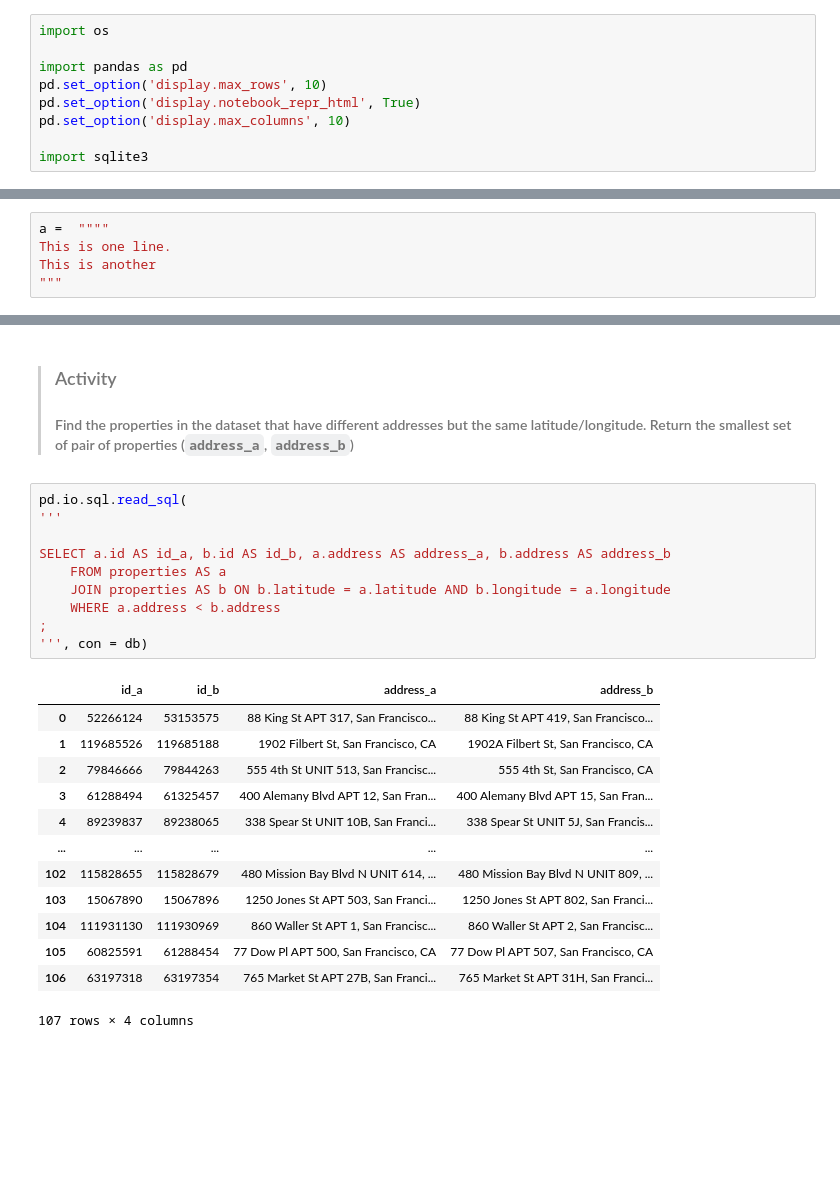
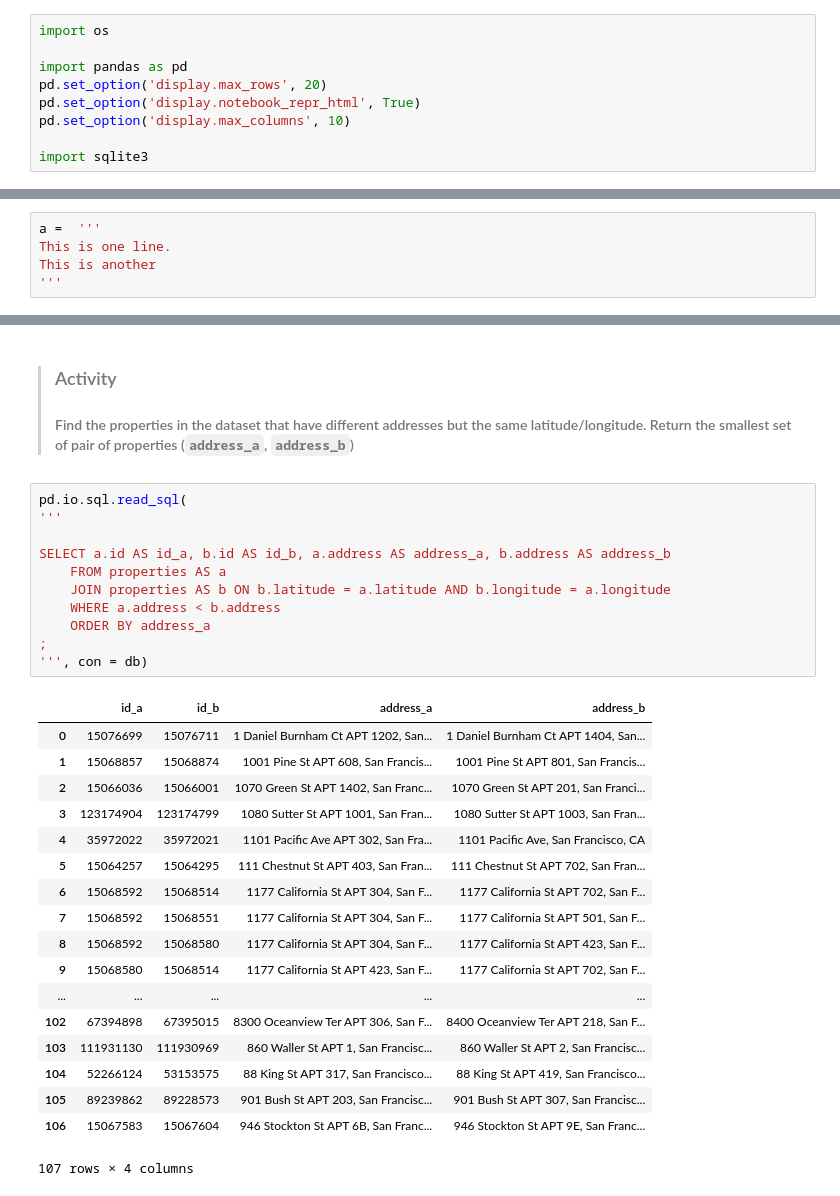
Before and after one commit to gummyz71/DS-SF-36, a Jupyter notebook: classes/04/notebooks/codealong-04-part-a-rdbms-databases-and-sqlite-starter-code.ipynb, the cells around one changed output, grey strips where cells are left out. Saved outputs shown, nothing was run; the diff lists cells and outputs as text; blank space fills up the shorter version.

```diff
--- a/classes/04/notebooks/codealong-04-part-a-rdbms-databases-and-sqlite-starter-code.ipynb
+++ b/classes/04/notebooks/codealong-04-part-a-rdbms-databases-and-sqlite-starter-code.ipynb
@@ -6,7 +6,7 @@
 import os
 
 import pandas as pd
-pd.set_option('display.max_rows', 10)
+pd.set_option('display.max_rows', 20)
 pd.set_option('display.notebook_repr_html', True)
 pd.set_option('display.max_columns', 10)
 
@@ -24,10 +24,10 @@ a = "This is a " +\
 a = ("This is a " +
     "string")
 # %%
-a =  """"
+a =  '''
 This is one line.
 This is another
-"""
+'''
 # %%
 a
 # %% [output]
@@ -430,25 +449,31 @@ SELECT baths, AVG(sale_price) AS mean_sale_price
 # %%
 pd.io.sql.read_sql(
 '''
 
 SELECT a.id AS id_a, b.id AS id_b, a.address AS address_a, b.address AS address_b
     FROM properties AS a
     JOIN properties AS b ON b.latitude = a.latitude AND b.longitude = a.longitude
     WHERE a.address < b.address
+    ORDER BY address_a
 ;
 ''', con = db)
 # %% [output]
 |  | id_a | id_b | address_a | address_b |
-| 0 | 52266124 | 53153575 | 88 King St APT 317, San Francisco... | 88 King St APT 419, San Francisco... |
-| 1 | 119685526 | 119685188 | 1902 Filbert St, San Francisco, CA | 1902A Filbert St, San Francisco, CA |
-| 2 | 79846666 | 79844263 | 555 4th St UNIT 513, San Francisc... | 555 4th St, San Francisco, CA |
-| 3 | 61288494 | 61325457 | 400 Alemany Blvd APT 12, San Fran... | 400 Alemany Blvd APT 15, San Fran... |
-| 4 | 89239837 | 89238065 | 338 Spear St UNIT 10B, San Franci... | 338 Spear St UNIT 5J, San Francis... |
+| 0 | 15076699 | 15076711 | 1 Daniel Burnham Ct APT 1202, San... | 1 Daniel Burnham Ct APT 1404, San... |
+| 1 | 15068857 | 15068874 | 1001 Pine St APT 608, San Francis... | 1001 Pine St APT 801, San Francis... |
+| 2 | 15066036 | 15066001 | 1070 Green St APT 1402, San Franc... | 1070 Green St APT 201, San Franci... |
+| 3 | 123174904 | 123174799 | 1080 Sutter St APT 1001, San Fran... | 1080 Sutter St APT 1003, San Fran... |
+| 4 | 35972022 | 35972021 | 1101 Pacific Ave APT 302, San Fra... | 1101 Pacific Ave, San Francisco, CA |
+| 5 | 15064257 | 15064295 | 111 Chestnut St APT 403, San Fran... | 111 Chestnut St APT 702, San Fran... |
+| 6 | 15068592 | 15068514 | 1177 California St APT 304, San F... | 1177 California St APT 702, San F... |
+| 7 | 15068592 | 15068551 | 1177 California St APT 304, San F... | 1177 California St APT 501, San F... |
+| 8 | 15068592 | 15068580 | 1177 California St APT 304, San F... | 1177 California St APT 423, San F... |
+| 9 | 15068580 | 15068514 | 1177 California St APT 423, San F... | 1177 California St APT 702, San F... |
 | ... | ... | ... | ... | ... |
-| 102 | 115828655 | 115828679 | 480 Mission Bay Blvd N UNIT 614, ... | 480 Mission Bay Blvd N UNIT 809, ... |
-| 103 | 15067890 | 15067896 | 1250 Jones St APT 503, San Franci... | 1250 Jones St APT 802, San Franci... |
-| 104 | 111931130 | 111930969 | 860 Waller St APT 1, San Francisc... | 860 Waller St APT 2, San Francisc... |
-| 105 | 60825591 | 61288454 | 77 Dow Pl APT 500, San Francisco, CA | 77 Dow Pl APT 507, San Francisco, CA |
-| 106 | 63197318 | 63197354 | 765 Market St APT 27B, San Franci... | 765 Market St APT 31H, San Franci... |
+| 102 | 67394898 | 67395015 | 8300 Oceanview Ter APT 306, San F... | 8400 Oceanview Ter APT 218, San F... |
+| 103 | 111931130 | 111930969 | 860 Waller St APT 1, San Francisc... | 860 Waller St APT 2, San Francisc... |
+| 104 | 52266124 | 53153575 | 88 King St APT 317, San Francisco... | 88 King St APT 419, San Francisco... |
+| 105 | 89239862 | 89228573 | 901 Bush St APT 203, San Francisc... | 901 Bush St APT 307, San Francisc... |
+| 106 | 15067583 | 15067604 | 946 Stockton St APT 6B, San Franc... | 946 Stockton St APT 9E, San Franc... |
 107 rows × 4 columns
 # %%
```
Also changed, not shown: parts of 9 cells of this notebook.
